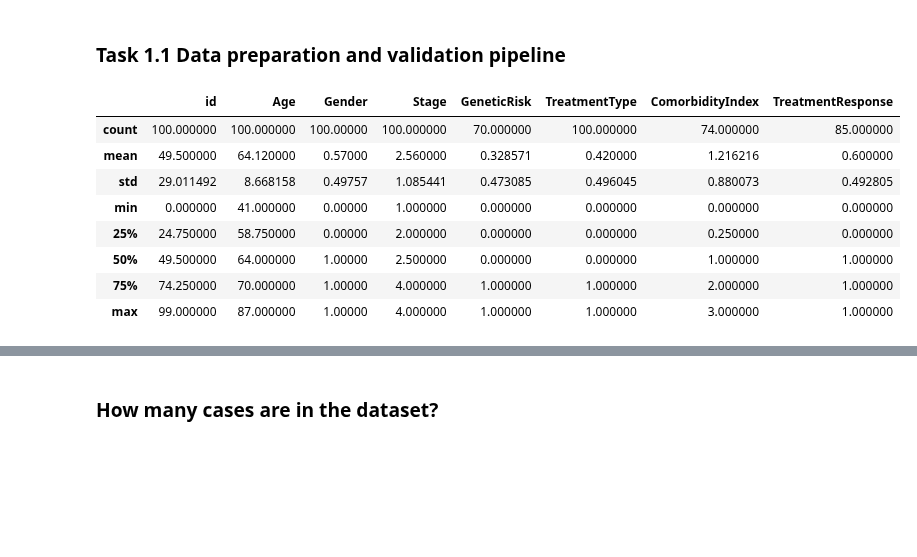
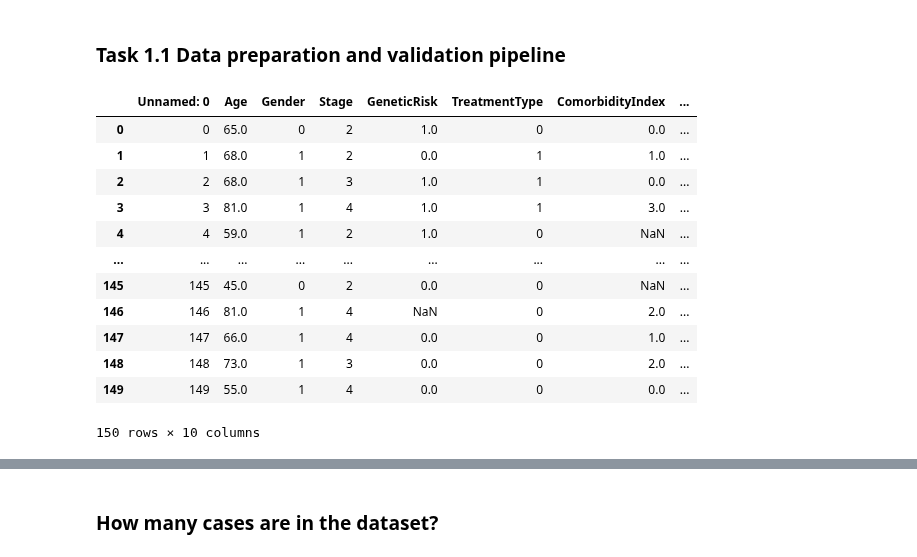
Before and after one commit to bencastello/Machine-Learning-Assignment-2, a Jupyter notebook: ml_assignment_2.ipynb, the cells around one changed output, grey strips where cells are left out. Drawn from its saved outputs; the diff is of its cells as text; code cells hidden in the pictures; blank space fills up the shorter version.

```diff
--- a/ml_assignment_2.ipynb
+++ b/ml_assignment_2.ipynb
@@ -29,17 +31,19 @@ from sklearn.compose import ColumnTransformer
 import time
 import random
 # %%
-train_csv = pd.read_csv('test_data.csv')
+train_csv = pd.read_csv('train_data.csv')
 train_csv.head(150)
-train_csv.describe()
-#msno.bar(training_data)
 # %% [output]
-|  | id | Age | Gender | Stage | GeneticRisk | TreatmentType | ComorbidityIndex | TreatmentResponse |
-| count | 100.000000 | 100.000000 | 100.00000 | 100.000000 | 70.000000 | 100.000000 | 74.000000 | 85.000000 |
-| mean | 49.500000 | 64.120000 | 0.57000 | 2.560000 | 0.328571 | 0.420000 | 1.216216 | 0.600000 |
-| std | 29.011492 | 8.668158 | 0.49757 | 1.085441 | 0.473085 | 0.496045 | 0.880073 | 0.492805 |
-| min | 0.000000 | 41.000000 | 0.00000 | 1.000000 | 0.000000 | 0.000000 | 0.000000 | 0.000000 |
-| 25% | 24.750000 | 58.750000 | 0.00000 | 2.000000 | 0.000000 | 0.000000 | 0.250000 | 0.000000 |
-| 50% | 49.500000 | 64.000000 | 1.00000 | 2.500000 | 0.000000 | 0.000000 | 1.000000 | 1.000000 |
-| 75% | 74.250000 | 70.000000 | 1.00000 | 4.000000 | 1.000000 | 1.000000 | 2.000000 | 1.000000 |
-| max | 99.000000 | 87.000000 | 1.00000 | 4.000000 | 1.000000 | 1.000000 | 3.000000 | 1.000000 |
+|  | Unnamed: 0 | Age | Gender | Stage | GeneticRisk | TreatmentType | ComorbidityIndex | ... |
+| 0 | 0 | 65.0 | 0 | 2 | 1.0 | 0 | 0.0 | ... |
+| 1 | 1 | 68.0 | 1 | 2 | 0.0 | 1 | 1.0 | ... |
+| 2 | 2 | 68.0 | 1 | 3 | 1.0 | 1 | 0.0 | ... |
+| 3 | 3 | 81.0 | 1 | 4 | 1.0 | 1 | 3.0 | ... |
+| 4 | 4 | 59.0 | 1 | 2 | 1.0 | 0 | NaN | ... |
+| ... | ... | ... | ... | ... | ... | ... | ... | ... |
+| 145 | 145 | 45.0 | 0 | 2 | 0.0 | 0 | NaN | ... |
+| 146 | 146 | 81.0 | 1 | 4 | NaN | 0 | 2.0 | ... |
+| 147 | 147 | 66.0 | 1 | 4 | 0.0 | 0 | 1.0 | ... |
+| 148 | 148 | 73.0 | 1 | 3 | 0.0 | 0 | 2.0 | ... |
+| 149 | 149 | 55.0 | 1 | 4 | 0.0 | 0 | 0.0 | ... |
+150 rows × 10 columns
```
Also changed, not shown: parts of 21 cells of this notebook.
